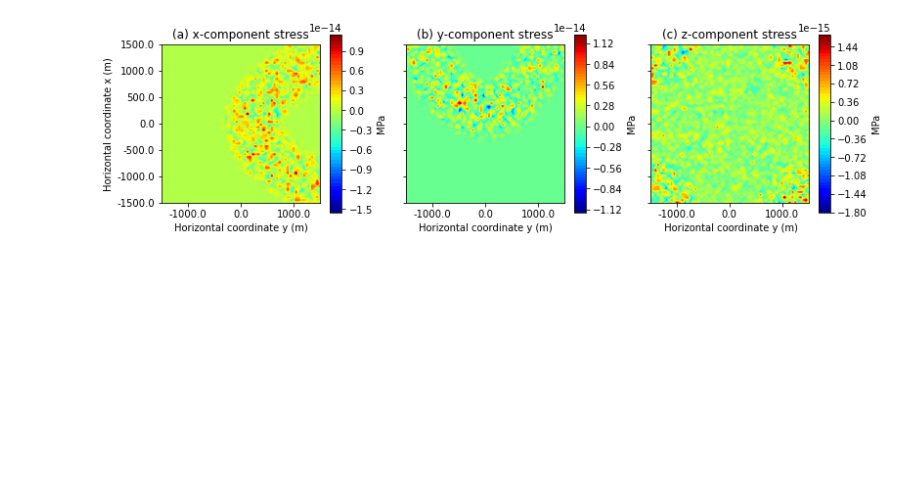
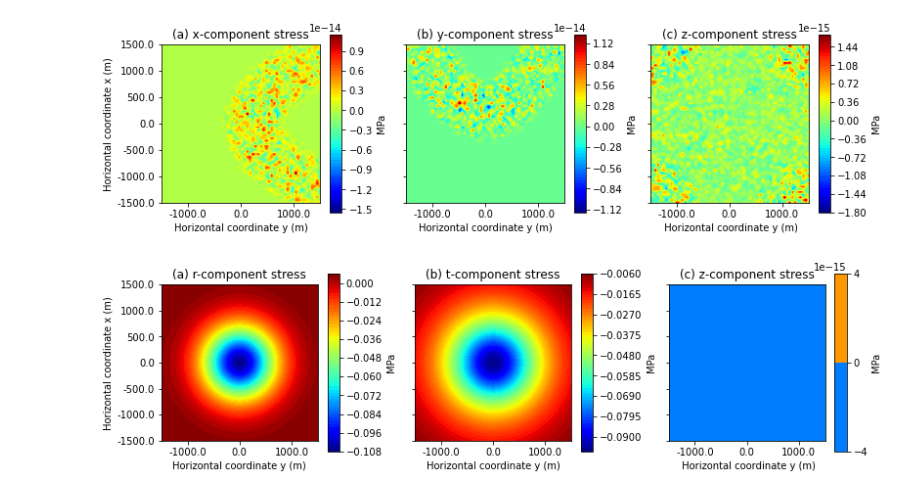
Before and after one commit to pinga-lab/DisReserv, a Jupyter notebook: code/Test_1.ipynb, the cells around one changed output. Cells and saved outputs as stored; diff of their text form; code cells hidden in the pictures; blank space fills up the shorter version.

```diff
--- a/code/Test_1.ipynb
+++ b/code/Test_1.ipynb
@@ -351,8 +315,8 @@ stress_horizontal = np.sqrt(stress_x**2 + stress_y**2)
 # %% [markdown]
 ### Geertsma:  Compute the stress components on plane z = 0 m
 # %%
-# sr is the radial stress, st is the tangencial stress and sz is the vertical stress
-sr, st, sz = ge.geertsma_stress(coordinates, model_ge, DP, cm, poisson, R, h, G)
+# Compute the radial, tangencial, and vertical stress components by using the Geertsma's model
+sr, st, sz = ge.Geertsma_stress(coordinates, model_ge, DP[0], poisson, young)
 # %% [markdown]
 ### Plot the stress components on plane z = 0 m
 ### Reservoir under uniform depletion: (a) $x-$, (b) $y-$, and (c) $z-$ components of the stress at the free surface
@@ -408,3 +372,51 @@ plt.tight_layout(True)
 plt.savefig('../manuscript/Fig/Figure_Null_stress.png', dpi=600)
 # %% [output]
 [figure]
+# %%
+# Plot the results on a map
+fig, ax = plt.subplots(nrows=1, ncols=3, sharex=False, sharey=True, figsize=(11.33, 5.33))
+
+ax[0].set_aspect("equal")
+img = ax[0].contourf(y, x, sr.reshape(shape),
+                  60, cmap="jet")
+
+cb = plt.colorbar(img, ax=ax[0], aspect=15, pad=0.05, shrink=0.5)
+cb.set_label('MPa', rotation=90, fontsize=10)
+
+ax[0].set_title("(a) r-component stress")
+
+ax[0].set_xticklabels(ax[0].get_xticks())
+ax[0].set_yticklabels(ax[0].get_yticks())
+ax[0].set_xlabel("Horizontal coordinate y (m)")
+ax[0].set_ylabel("Horizontal coordinate x (m)")
+
+ax[1].set_aspect("equal")
+img = ax[1].contourf(y, x, st.reshape(shape),
+                  60, cmap="jet")
+
+cb = plt.colorbar(img, ax=ax[1], aspect=15, pad=0.05, shrink=0.5)
+cb.set_label('MPa', rotation=90, fontsize=10)
+
+ax[1].set_title("(b) t-component stress")
+
+ax[1].set_xticklabels(ax[1].get_xticks())
+ax[1].set_yticklabels(ax[1].get_yticks())
+ax[1].set_xlabel("Horizontal coordinate y (m)")
+#ax[1].set_ylabel("x (m)")
+
+ax[2].set_aspect("equal")
+img = ax[2].contourf(y, x, sz.reshape(shape),
+                  60, cmap="jet")
+cb = plt.colorbar(img, ax=ax[2], aspect=15, pad=0.05, shrink=0.5)
+cb.set_label('MPa', rotation=90, fontsize=10)
+
+ax[2].set_title("(c) z-component stress")
+
+ax[2].set_xticklabels(ax[2].get_xticks())
+ax[2].set_yticklabels(ax[2].get_yticks())
+ax[2].set_xlabel(" Horizontal coordinate y (m)")
+#ax[2].set_ylabel("x (m)")
+
+plt.tight_layout(True)
+# %% [output]
+[figure, added]
```
Also changed, not shown: parts of 14 cells of this notebook, 3 other files.
